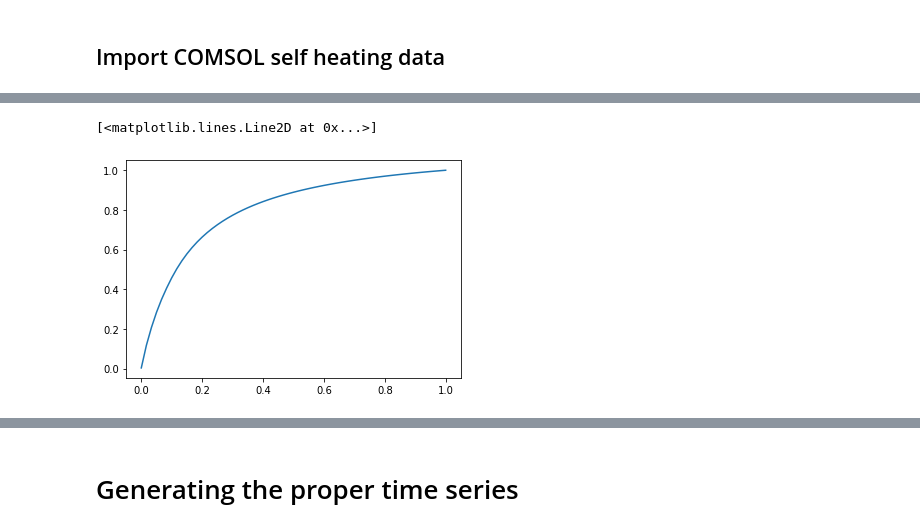
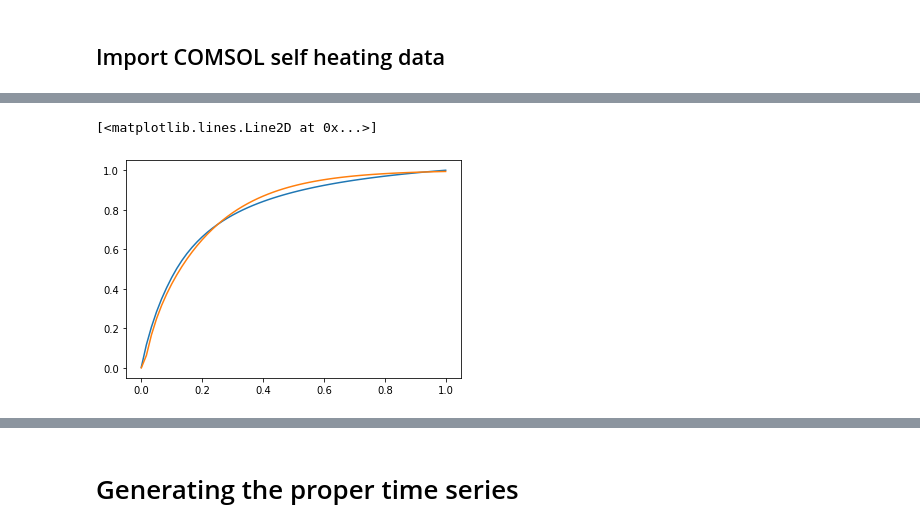
Before and after one commit to dancvan/IRHF, a Jupyter notebook: code/IRHF_w_self_heating.ipynb, the cells around one changed output, grey strips where cells are left out. Cells and saved outputs as stored; diff of their text form; code cells hidden in the pictures.

```diff
--- a/code/IRHF_w_self_heating.ipynb
+++ b/code/IRHF_w_self_heating.ipynb
@@ -103,5 +118,5 @@ Text(0.5, 0, 'Frequency [Hz]')
 ## Import COMSOL self heating data
 # %%
 COM_data = np.loadtxt('../data/1W_self_heating_defocus_doublepass.txt')
-t_hrs = COM_data[:,0]
+t_com = COM_data[:,0]*3600
 defocus = COM_data[:,1]
@@ -108,5 +161,6 @@ defocus = COM_data[:,1]
 # %%
-plt.plot(t_hrs,defocus/np.max(defocus))
+plt.plot(t_com/3600,defocus/np.max(defocus))
+plt.plot(t_com/3600,y_self_test)
 # %% [output]
 [<matplotlib.lines.Line2D at 0x...>]
-[figure, old version]
+[figure, new version]
```
Also changed, not shown: parts of 35 cells of this notebook.
